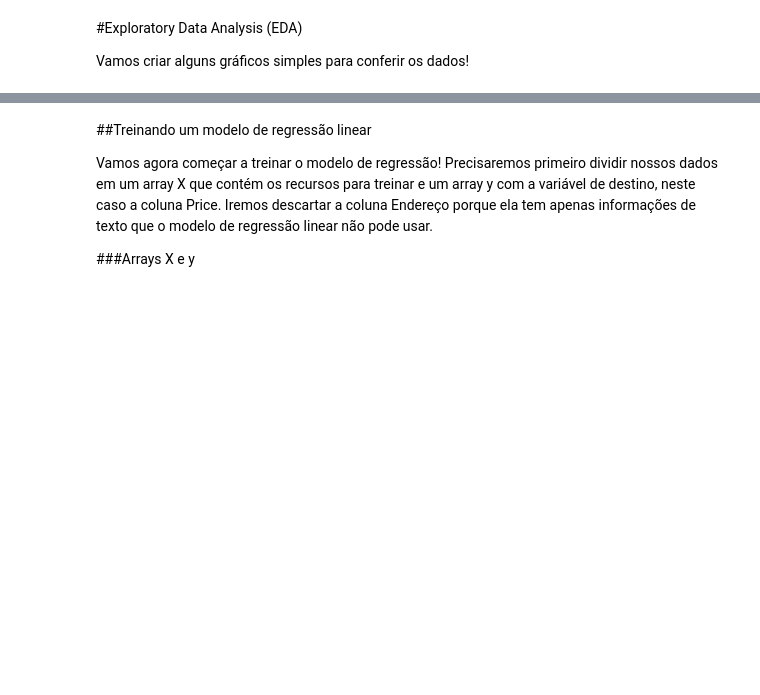
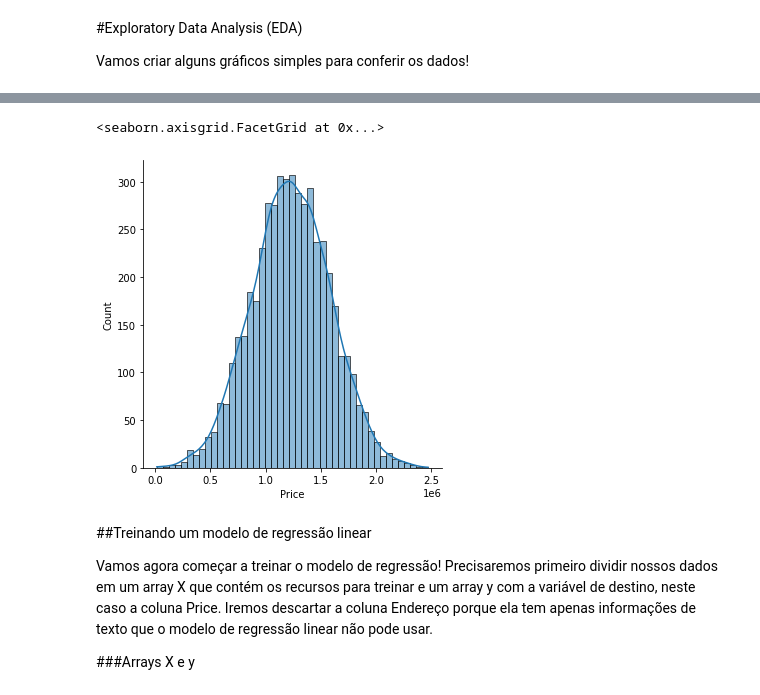
Before and after one commit to marcelodepaoli/11_Regressao_Linear, a Jupyter notebook: 01_Regressão_Linear_com_Python.ipynb, the cells around one changed output, grey strips where cells are left out. Cells and saved outputs as stored; diff of their text form; code cells hidden in the pictures; blank space fills up the shorter version.

```diff
--- a/01_Regressão_Linear_com_Python.ipynb
+++ b/01_Regressão_Linear_com_Python.ipynb
@@ -43,3 +109,8 @@ Vamos criar alguns gráficos simples para conferir os dados!
+# %%
+sns.displot(USAhousing['Price'],kde=True)
+# %% [output]
+<seaborn.axisgrid.FacetGrid at 0x...>
+[figure, added]
 # %% [markdown]
 ##Treinando um modelo de regressão linear
 
```
Also changed, not shown: parts of 19 cells of this notebook.
